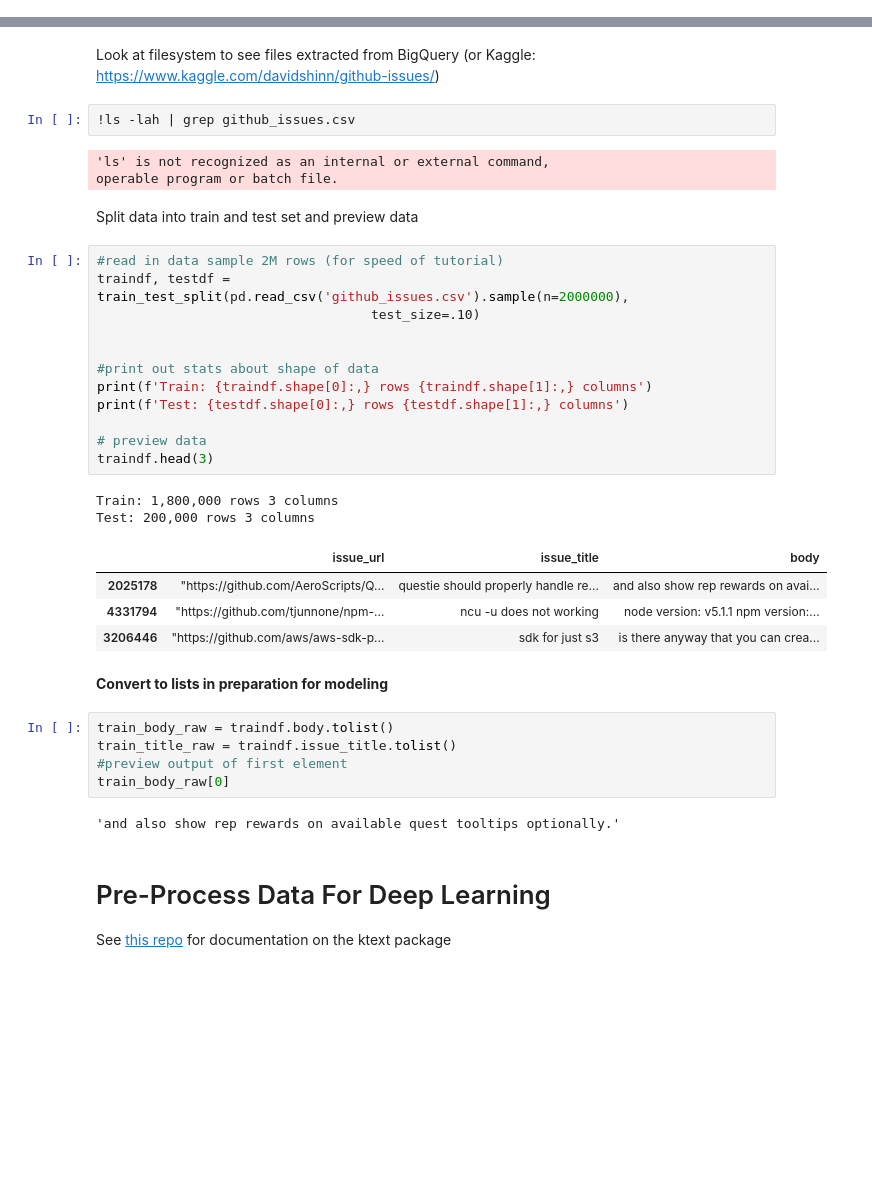
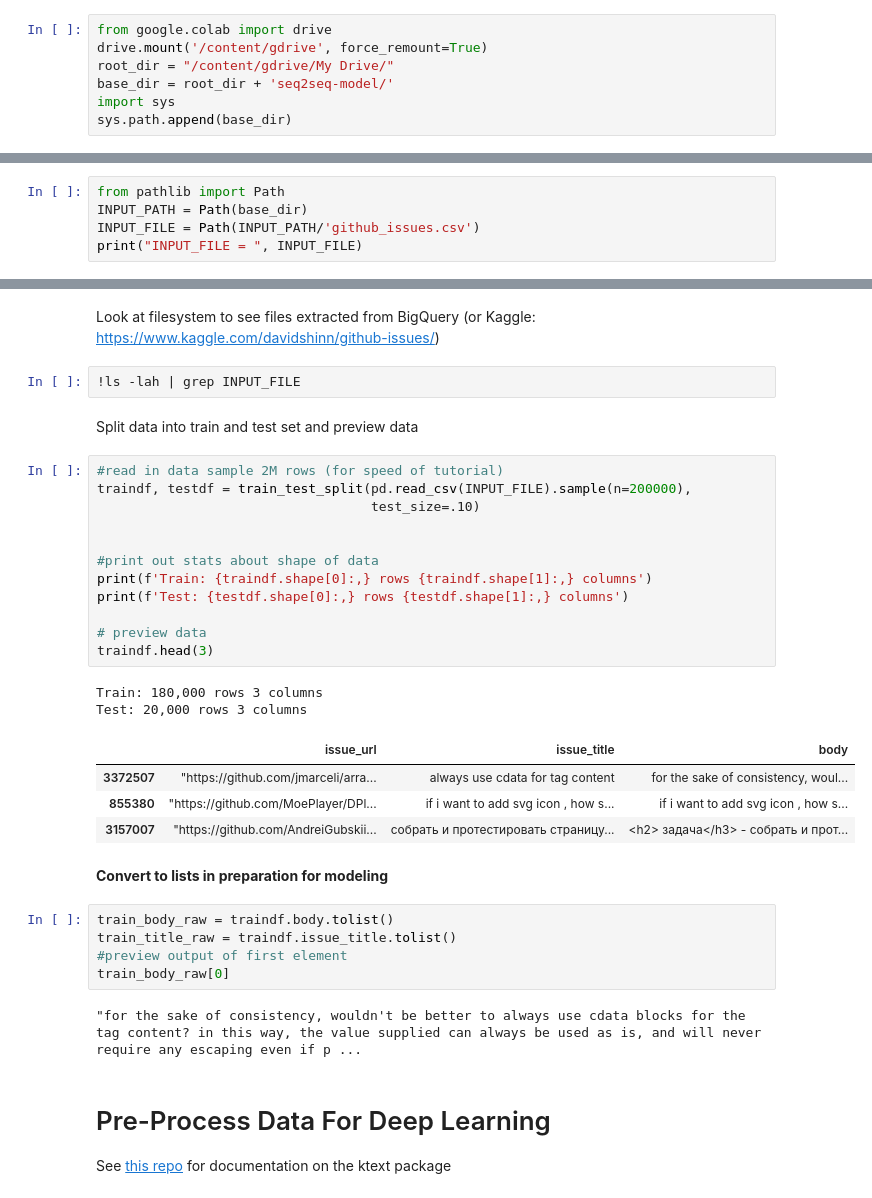
Before and after one commit to anbunathan/seq2seq-examples, a Jupyter notebook: Seq2Seq_Tutorial/notebooks/Tutorial.ipynb, the cells around one changed output, grey strips where cells are left out. Drawn from its saved outputs; the diff is of its cells as text; blank space fills up the shorter version.

```diff
--- a/Seq2Seq_Tutorial/notebooks/Tutorial.ipynb
+++ b/Seq2Seq_Tutorial/notebooks/Tutorial.ipynb
@@ -3,0 +35,7 @@
+# %%
+from google.colab import drive
+drive.mount('/content/gdrive', force_remount=True)
+root_dir = "/content/gdrive/My Drive/"
+base_dir = root_dir + 'seq2seq-model/'
+import sys
+sys.path.append(base_dir)
@@ -9,3 +88,8 @@ from sklearn.model_selection import train_test_split
 pd.set_option('display.max_colwidth', 500)
 logger = logging.getLogger()
 logger.setLevel(logging.WARNING)
+# %%
+from pathlib import Path
+INPUT_PATH = Path(base_dir)
+INPUT_FILE = Path(INPUT_PATH/'github_issues.csv')
+print("INPUT_FILE = ", INPUT_FILE)
@@ -14,31 +100,28 @@ logger.setLevel(logging.WARNING)
 # %% [markdown]
 Look at filesystem to see files extracted from BigQuery (or Kaggle: https://www.kaggle.com/davidshinn/github-issues/)
 # %%
-!ls -lah | grep github_issues.csv
+!ls -lah | grep INPUT_FILE
-# %% [output]
-'ls' is not recognized as an internal or external command,
-operable program or batch file.
 # %% [markdown]
 Split data into train and test set and preview data
 # %%
 #read in data sample 2M rows (for speed of tutorial)
-traindf, testdf = train_test_split(pd.read_csv('github_issues.csv').sample(n=2000000),
+traindf, testdf = train_test_split(pd.read_csv(INPUT_FILE).sample(n=200000),
                                    test_size=.10)
 
 
 #print out stats about shape of data
 print(f'Train: {traindf.shape[0]:,} rows {traindf.shape[1]:,} columns')
 print(f'Test: {testdf.shape[0]:,} rows {testdf.shape[1]:,} columns')
 
 # preview data
 traindf.head(3)
 # %% [output]
-Train: 1,800,000 rows 3 columns
-Test: 200,000 rows 3 columns
+Train: 180,000 rows 3 columns
+Test: 20,000 rows 3 columns
 |  | issue_url | issue_title | body |
-| 2025178 | "https://github.com/AeroScripts/Q... | questie should properly handle re... | and also show rep rewards on avai... |
-| 4331794 | "https://github.com/tjunnone/npm-... | ncu -u does not working | node version: v5.1.1 npm version:... |
-| 3206446 | "https://github.com/aws/aws-sdk-p... | sdk for just s3 | is there anyway that you can crea... |
+| 3372507 | "https://github.com/jmarceli/arra... | always use cdata for tag content | for the sake of consistency, woul... |
+| 855380 | "https://github.com/MoePlayer/DPl... | if i want to add svg icon , how s... | if i want to add svg icon , how s... |
+| 3157007 | "https://github.com/AndreiGubskii... | собрать и протестировать страницу... | <h2> задача</h3> - cобрать и прот... |
 # %% [markdown]
 **Convert to lists in preparation for modeling**
 # %%
@@ -47,7 +130,7 @@ train_title_raw = traindf.issue_title.tolist()
 #preview output of first element
 train_body_raw[0]
 # %% [output]
-'and also show rep rewards on available quest tooltips optionally.'
+"for the sake of consistency, wouldn't be better to always use cdata blocks for the tag content? in this way, the value supplied can always be used as is, and will never require any escaping even if p ...
 # %% [markdown]
 # Pre-Process Data For Deep Learning
 
```
Also changed, not shown: parts of 19 cells of this notebook.
